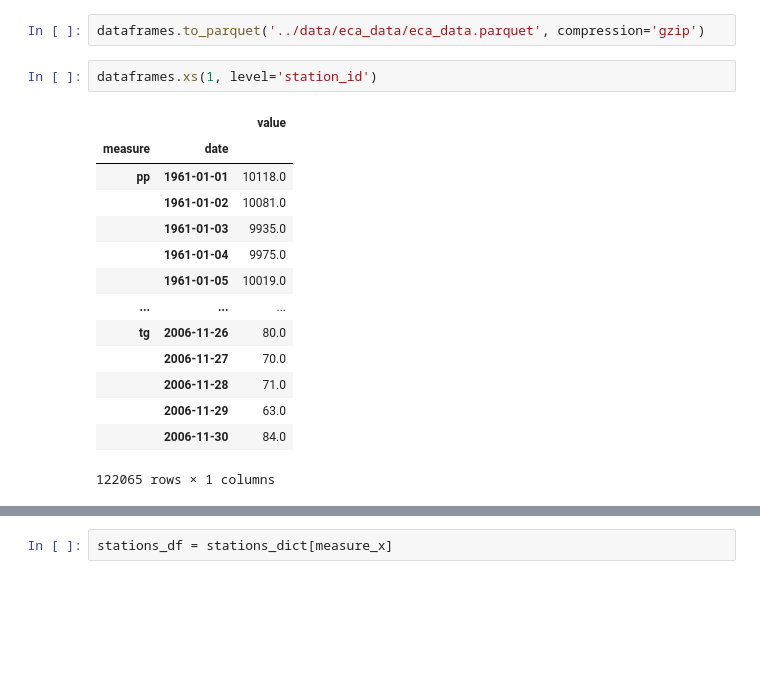
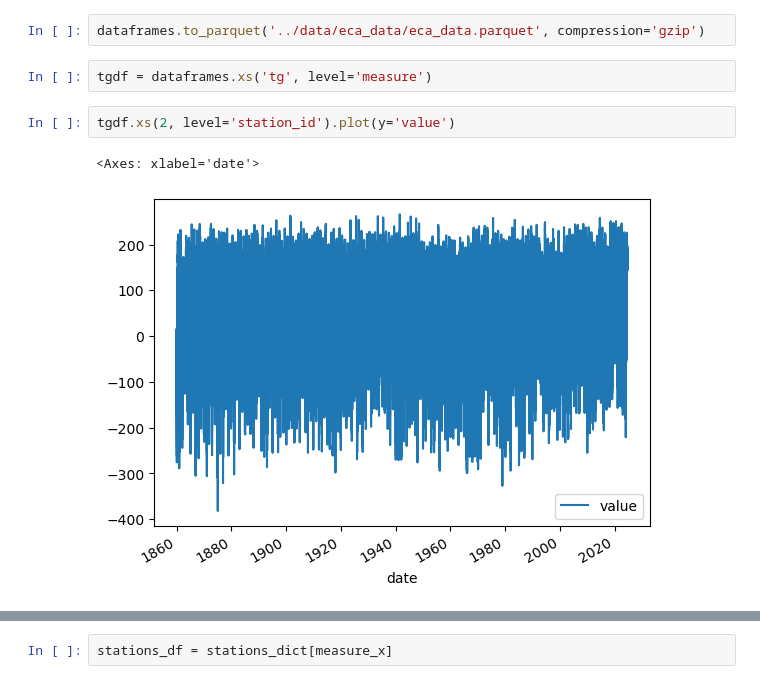
Before and after one commit to vicioms/fundamental-limits-ip, a Jupyter notebook: notebooks/ECA_data_tests.ipynb, the cells around one changed output, grey strips where cells are left out. Saved outputs shown, nothing was run; the diff lists cells and outputs as text; blank space fills up the shorter version.

```diff
--- a/notebooks/ECA_data_tests.ipynb
+++ b/notebooks/ECA_data_tests.ipynb
@@ -75,20 +75,10 @@ dataframes = pd.concat(dataframes, axis=0)
 2000
 # %%
 dataframes.to_parquet('../data/eca_data/eca_data.parquet', compression='gzip')
+# %%
+tgdf = dataframes.xs('tg', level='measure')
 # %%
-dataframes.xs(1, level='station_id')
+tgdf.xs(2, level='station_id').plot(y='value')
 # %% [output]
-|  |  | value |
-| measure | date |  |
-| pp | 1961-01-01 | 10118.0 |
-|  | 1961-01-02 | 10081.0 |
-|  | 1961-01-03 | 9935.0 |
-|  | 1961-01-04 | 9975.0 |
-|  | 1961-01-05 | 10019.0 |
-| ... | ... | ... |
-| tg | 2006-11-26 | 80.0 |
-|  | 2006-11-27 | 70.0 |
-|  | 2006-11-28 | 71.0 |
-|  | 2006-11-29 | 63.0 |
-|  | 2006-11-30 | 84.0 |
-122065 rows × 1 columns
+<Axes: xlabel='date'>
+[figure, added]
```
Also changed, not shown: parts of 21 cells of this notebook, 4 other files.
